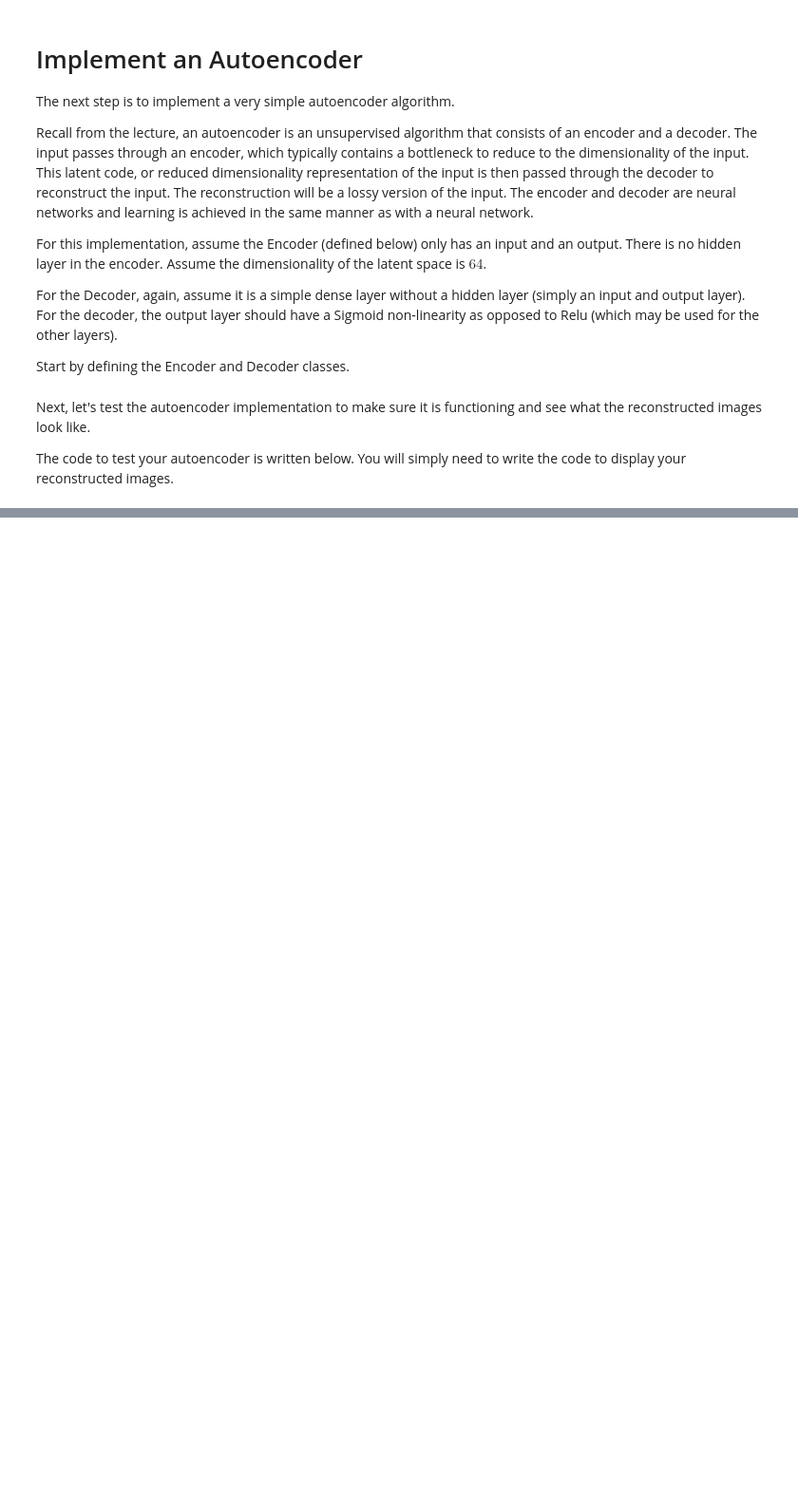
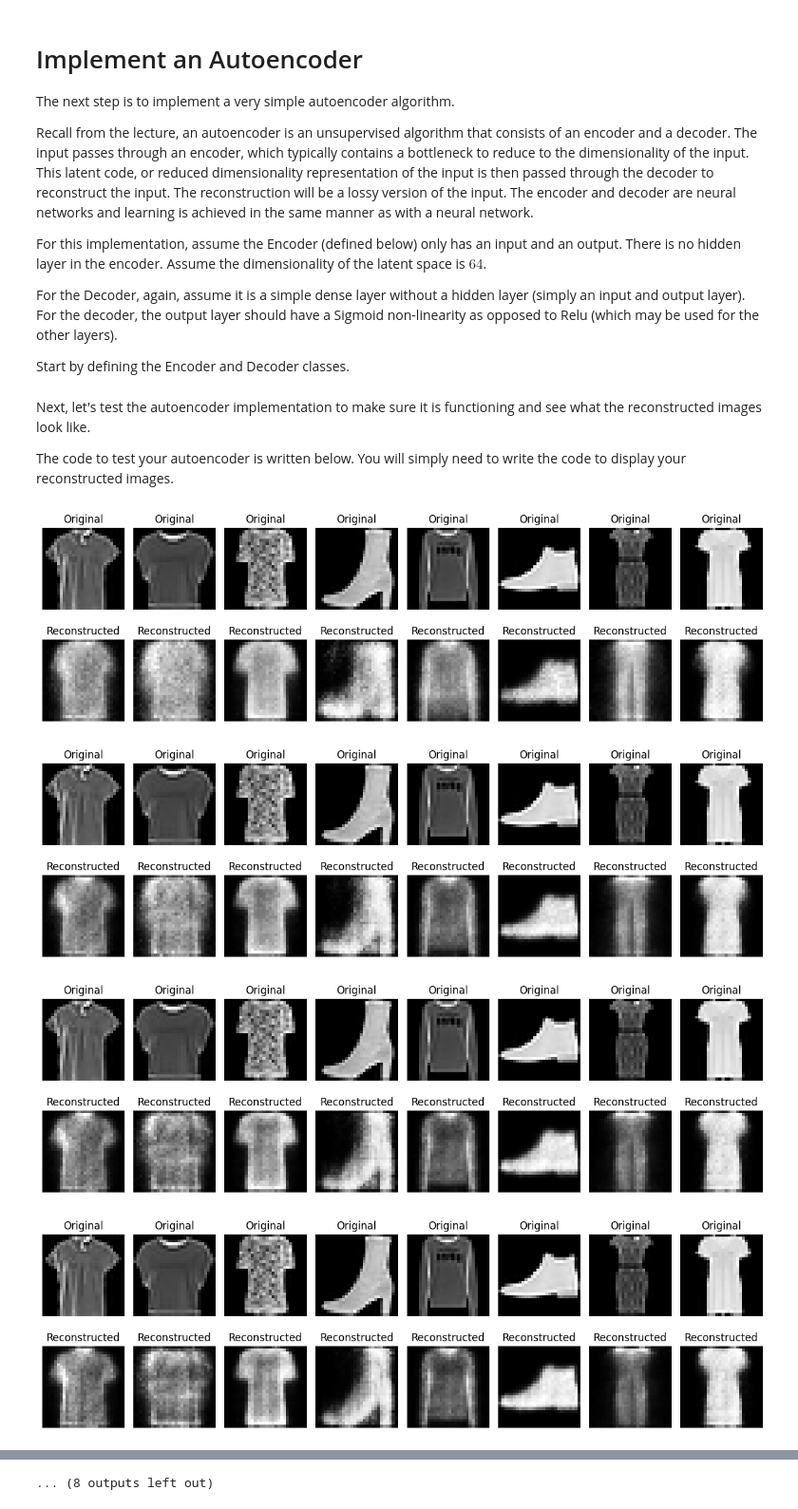
Before and after one commit to HewittYu/COMP6258, a Jupyter notebook: docs/labs/lab8/8_1_Autoencoder.ipynb, the cells around one changed output, grey strips where cells are left out. Shown at 95% size. Drawn from its saved outputs; the diff is of its cells as text; code cells hidden in the pictures; blank space fills up the shorter version.

```diff
--- a/docs/labs/lab8/8_1_Autoencoder.ipynb
+++ b/docs/labs/lab8/8_1_Autoencoder.ipynb
@@ -108,34 +110,66 @@ from itertools import chain
 
 enc_dim = 64
 image_dim = 784  # [flattened]
-nEpoch = 10
+nEpoch = 20
 
 # construct the encoder, decoder and optimiser
 enc = Encoder(image_dim, enc_dim)
 dec = Decoder(enc_dim, image_dim)
 optimizer = optim.Adam(chain(enc.parameters(), dec.parameters()), lr=1e-3)
 
 # training loop
 for epoch in range(nEpoch):
     losses = []
     trainloader = tqdm(train_loader)
 
     for i, data in enumerate(trainloader, 0):
         inputs, _ = data
         optimizer.zero_grad()
 
         z = enc(inputs)
         outputs = dec(z)
 
         loss = F.binary_cross_entropy(outputs, inputs, reduction='sum') / inputs.shape[0]
         loss.backward()
         optimizer.step()
 
         # keep track of the loss and update the stats
         losses.append(loss.item())
         trainloader.set_postfix(loss=np.mean(losses), epoch=epoch)
 
 
     ## Display some of the reconstructed images
-    # YOUR CODE HERE
-    raise NotImplementedError()
+    # select a sample of images to display
+    num_images = 8
+    sample_images = inputs[:num_images]
+
+    # reconstruct the sample images
+    with torch.no_grad():  # disable gradient calculation for inference
+        reconstructed_images = dec(enc(sample_images))
+
+    # reshape images for display (from flattened to 28x28)
+    sample_images = sample_images.reshape(num_images, 28, 28)
+    reconstructed_images = reconstructed_images.reshape(num_images, 28, 28)
+
+    # create a figure and subplots
+    fig, axes = plt.subplots(2, num_images, figsize=(12, 4))
+
+    # display original images
+    for i in range(num_images):
+        axes[0, i].imshow(sample_images[i].cpu().numpy(), cmap='gray')
+        axes[0, i].set_title('Original')
+        axes[0, i].axis('off')
+
+    # display reconstructed images
+    for i in range(num_images):
+        axes[1, i].imshow(reconstructed_images[i].cpu().numpy(), cmap='gray')
+        axes[1, i].set_title('Reconstructed')
+        axes[1, i].axis('off')
+
+    plt.tight_layout()
+    plt.show()
+# %% [output]
+[figure, added]
+[figure, added]
+[figure, added]
+[figure, added]
@@ -141,0 +184 @@ for epoch in range(nEpoch):
+... (8 outputs left out)
```
Also changed, not shown: parts of 2 cells of this notebook.
